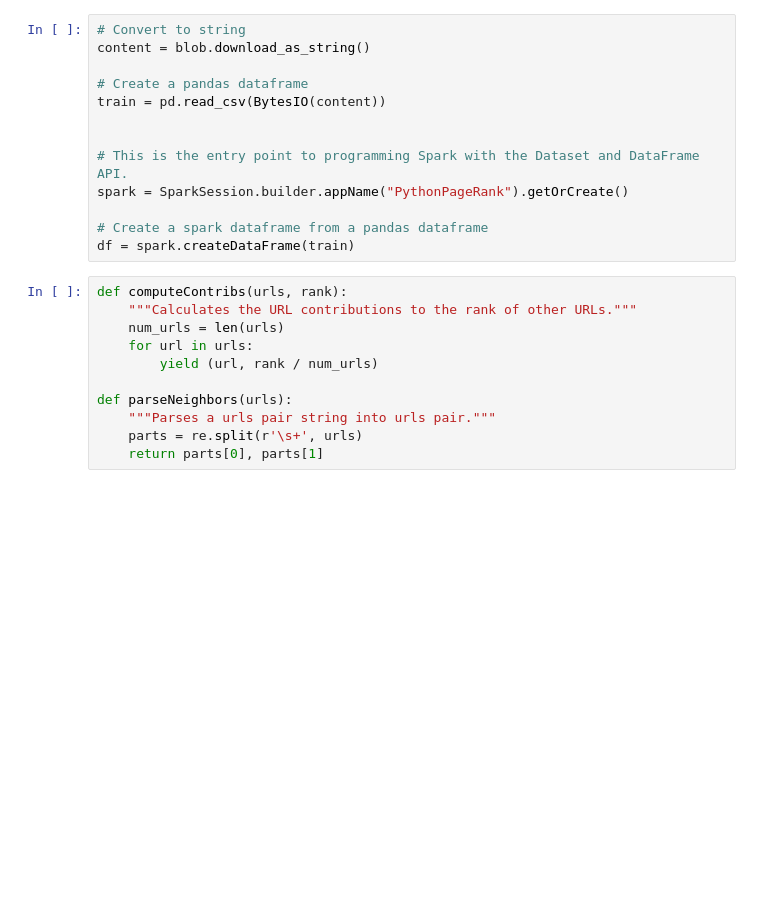
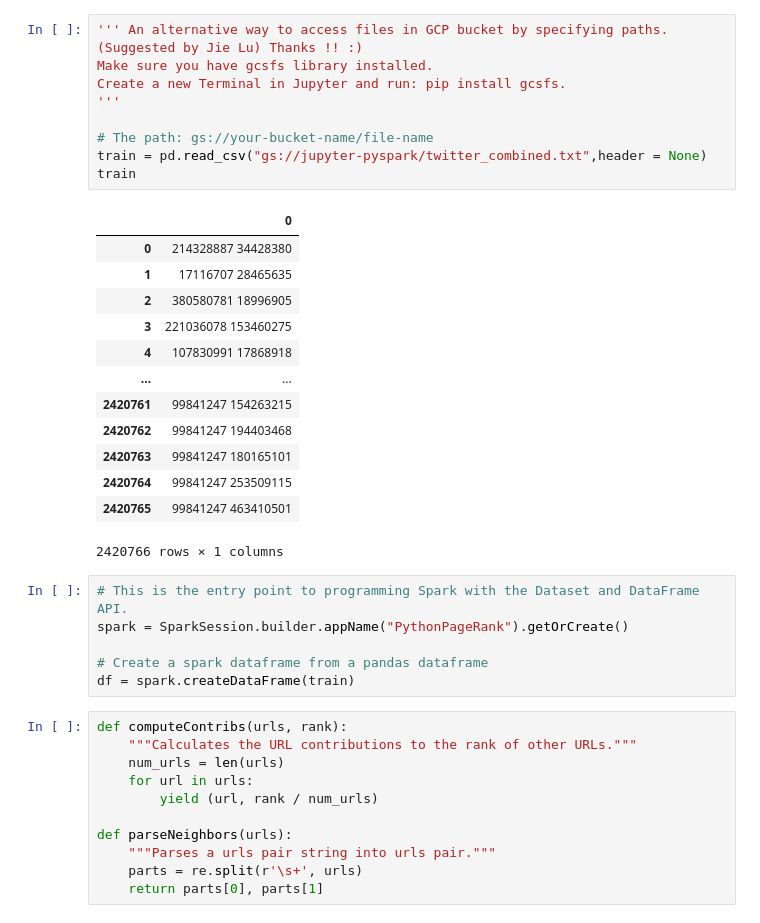
Before and after one commit to boomsaka/spring2020-bigdata, a Jupyter notebook: PageRank Python in GCP (Access files in GCP bucket).ipynb, the cells around one changed output. Drawn from its saved outputs; the diff is of its cells as text; blank space fills up the shorter version.

```diff
--- a/PageRank Python in GCP (Access files in GCP bucket).ipynb
+++ b/PageRank Python in GCP (Access files in GCP bucket).ipynb
@@ -33,11 +52,27 @@ blob = storage.blob.Blob("twitter_combined.txt",bucket)
+# %%
+''' An alternative way to access files in GCP bucket by specifying paths. (Suggested by Jie Lu) Thanks !! :)
+Make sure you have gcsfs library installed.
+Create a new Terminal in Jupyter and run: pip install gcsfs.
+'''
+
+# The path: gs://your-bucket-name/file-name
+train = pd.read_csv("gs://jupyter-pyspark/twitter_combined.txt",header = None)
+train
+# %% [output]
+|  | 0 |
+| 0 | 214328887 34428380 |
+| 1 | 17116707 28465635 |
+| 2 | 380580781 18996905 |
+| 3 | 221036078 153460275 |
+| 4 | 107830991 17868918 |
+| ... | ... |
+| 2420761 | 99841247 154263215 |
+| 2420762 | 99841247 194403468 |
+| 2420763 | 99841247 180165101 |
+| 2420764 | 99841247 253509115 |
+| 2420765 | 99841247 463410501 |
+2420766 rows × 1 columns
 # %%
-# Convert to string
-content = blob.download_as_string()
-
-# Create a pandas dataframe
-train = pd.read_csv(BytesIO(content))
-
-
 # This is the entry point to programming Spark with the Dataset and DataFrame API.
 spark = SparkSession.builder.appName("PythonPageRank").getOrCreate()
 
```
Also changed, not shown: parts of 2 cells of this notebook.
